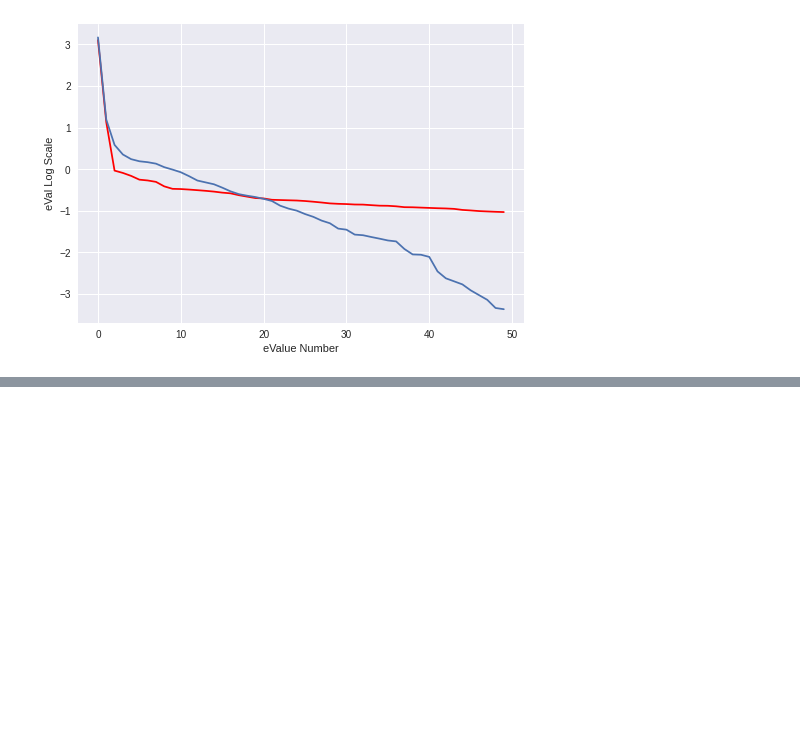
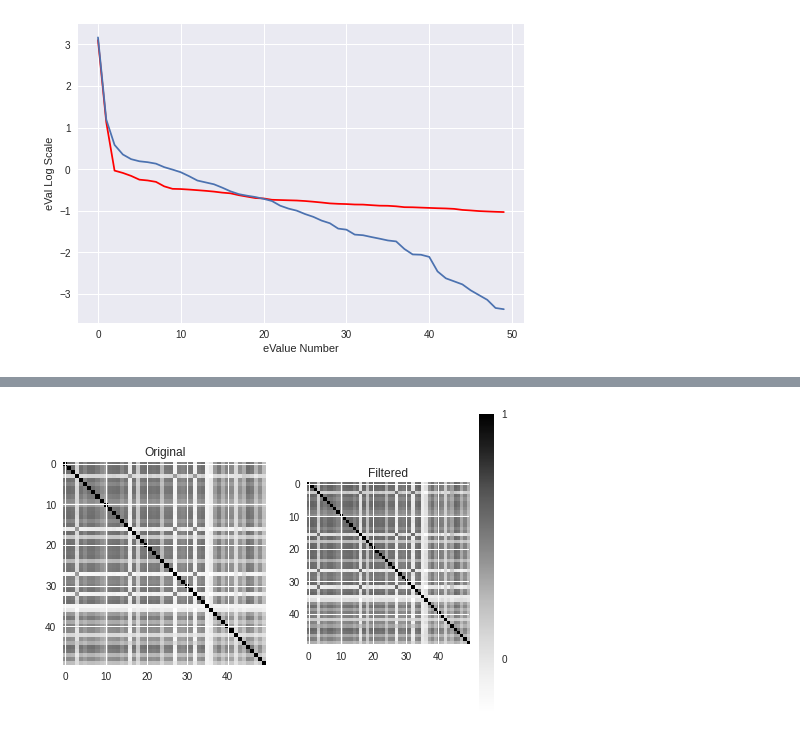
Before and after one commit to harshalchaudhari35/ml_finance, a Jupyter notebook: ml_book.ipynb, the cells around one changed output, grey strips where cells are left out. Cells and saved outputs as stored; diff of their text form; code cells hidden in the pictures; blank space fills up the shorter version.

```diff
--- a/ml_book.ipynb
+++ b/ml_book.ipynb
@@ -336,0 +427,21 @@ Bulk of Evalue: 2.664884414956712
+# %%
+# Filter the eigenvalues out
+D[D <= 1.8772007393723524] = 0
+
+# Reconstruct the matrix
+temp =  np.dot(S, np.dot(np.diag(D), np.transpose(S)))
+
+# Set the diagonal entries to 0
+np.fill_diagonal(temp, 1)
+filtered_matrix = temp
+
+f = plt.figure()
+ax = plt.subplot(121)
+ax.imshow(corr1)
+plt.title("Original")
+ax = plt.subplot(122)
+plt.title("Filtered")
+a = ax.imshow(filtered_matrix)
+cbar = f.colorbar(a, ticks=[-1, 0, 1])
+# %% [output]
+[figure, added]
```
Also changed, not shown: parts of 12 cells of this notebook, 5 other files.
